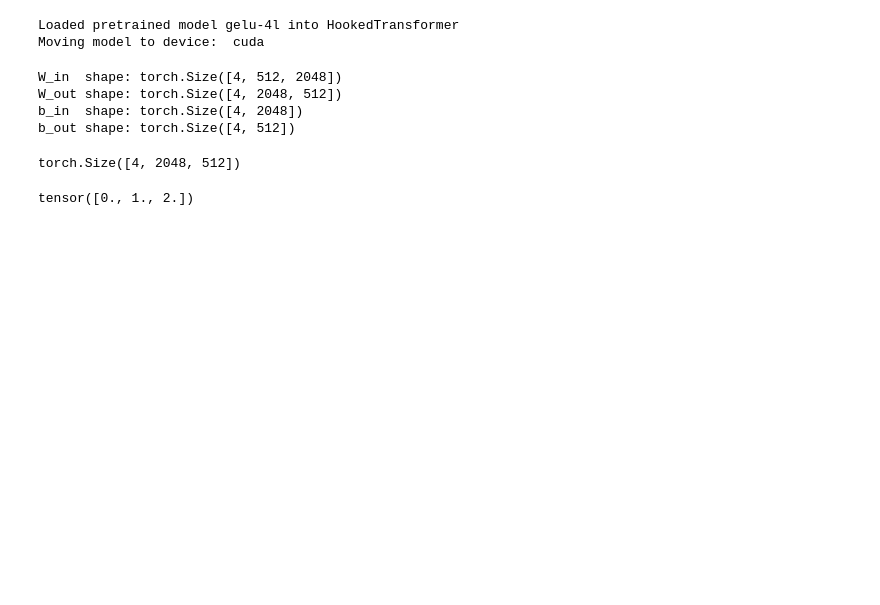
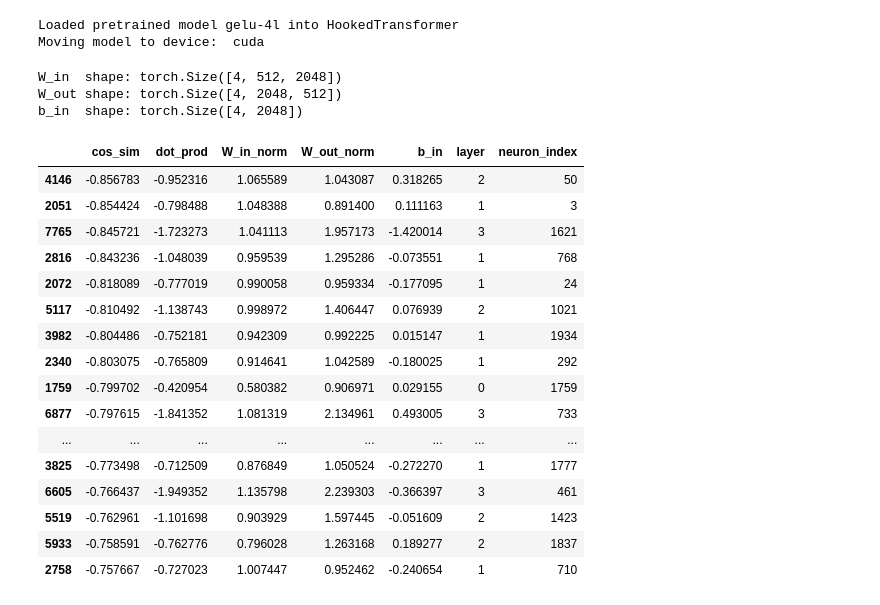
Before and after one commit to canrager/cleanup_nodes, a Jupyter notebook: notebooks/001-inspect-w&b.ipynb, the cells around one changed output. Cells and saved outputs as stored; diff of their text form; code cells hidden in the pictures; blank space fills up the shorter version.

```diff
--- a/notebooks/001-inspect-w&b.ipynb
+++ b/notebooks/001-inspect-w&b.ipynb
@@ -25,10 +23,8 @@ Moving model to device:  cuda
 print("W_in  shape:", model.W_in.shape)
 print("W_out shape:", model.W_out.shape)
 print("b_in  shape:", model.b_in.shape)
-print("b_out shape:", model.b_out.shape)
 # %% [output]
 W_in  shape: torch.Size([4, 512, 2048])
 W_out shape: torch.Size([4, 2048, 512])
 b_in  shape: torch.Size([4, 2048])
-b_out shape: torch.Size([4, 512])
 # %%
@@ -37,8 +43,0 @@ W_out = model.W_out  # (layer, neuron, d_model)
-# %%
-einops.einsum()
-# %% [output]
-torch.Size([4, 2048, 512])
-# %%
-torch.arange(3).float()
-# %% [output]
-tensor([0., 1., 2.])
@@ -44,0 +54,20 @@ tensor([0., 1., 2.])
+# %%
+df.sort_values("cos_sim", ascending=True).head(20)
+# %% [output]
+|  | cos_sim | dot_prod | W_in_norm | W_out_norm | b_in | layer | neuron_index |
+| 4146 | -0.856783 | -0.952316 | 1.065589 | 1.043087 | 0.318265 | 2 | 50 |
+| 2051 | -0.854424 | -0.798488 | 1.048388 | 0.891400 | 0.111163 | 1 | 3 |
+| 7765 | -0.845721 | -1.723273 | 1.041113 | 1.957173 | -1.420014 | 3 | 1621 |
+| 2816 | -0.843236 | -1.048039 | 0.959539 | 1.295286 | -0.073551 | 1 | 768 |
+| 2072 | -0.818089 | -0.777019 | 0.990058 | 0.959334 | -0.177095 | 1 | 24 |
+| 5117 | -0.810492 | -1.138743 | 0.998972 | 1.406447 | 0.076939 | 2 | 1021 |
+| 3982 | -0.804486 | -0.752181 | 0.942309 | 0.992225 | 0.015147 | 1 | 1934 |
+| 2340 | -0.803075 | -0.765809 | 0.914641 | 1.042589 | -0.180025 | 1 | 292 |
+| 1759 | -0.799702 | -0.420954 | 0.580382 | 0.906971 | 0.029155 | 0 | 1759 |
+| 6877 | -0.797615 | -1.841352 | 1.081319 | 2.134961 | 0.493005 | 3 | 733 |
+| ... | ... | ... | ... | ... | ... | ... | ... |
+| 3825 | -0.773498 | -0.712509 | 0.876849 | 1.050524 | -0.272270 | 1 | 1777 |
+| 6605 | -0.766437 | -1.949352 | 1.135798 | 2.239303 | -0.366397 | 3 | 461 |
+| 5519 | -0.762961 | -1.101698 | 0.903929 | 1.597445 | -0.051609 | 2 | 1423 |
+| 5933 | -0.758591 | -0.762776 | 0.796028 | 1.263168 | 0.189277 | 2 | 1837 |
+| 2758 | -0.757667 | -0.727023 | 1.007447 | 0.952462 | -0.240654 | 1 | 710 |
```
Also changed, not shown: parts of 9 cells of this notebook.
